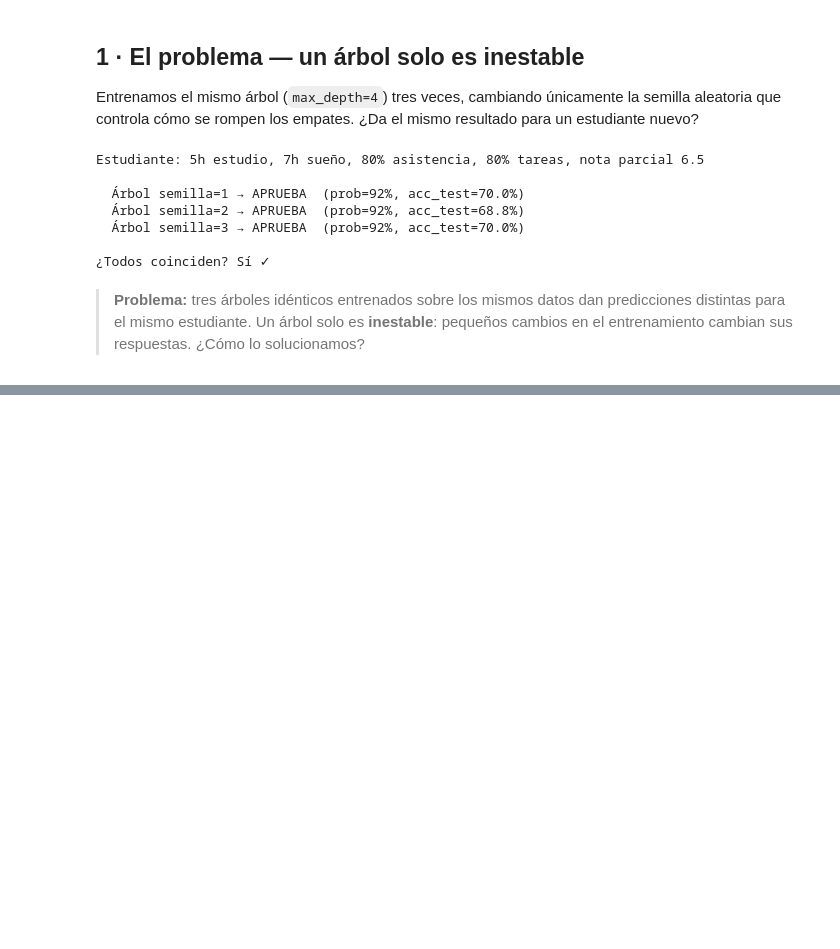
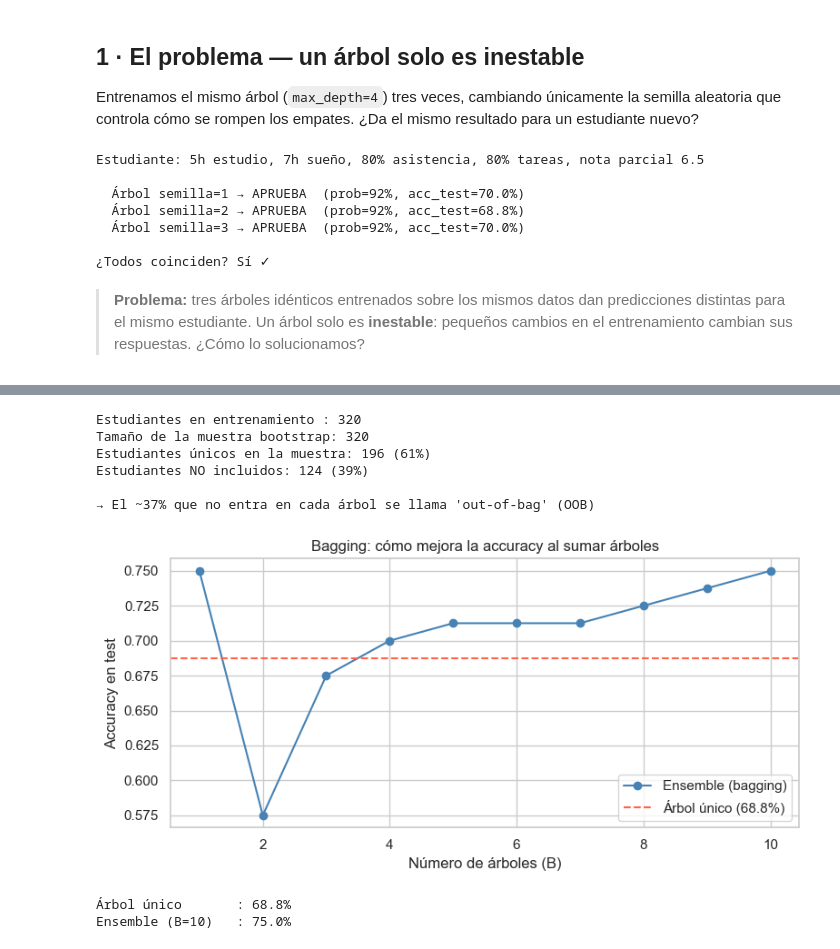
Before and after one commit to angelozdev/practical-statistics-for-data-analysis, a Jupyter notebook: notebooks/25-random-forest.ipynb, the cells around one changed output, grey strips where cells are left out. Cells and saved outputs as stored; diff of their text form; code cells hidden in the pictures; blank space fills up the shorter version.

Commit message:
feat(nb-25): add section 2 - bagging with bootstrap visualization

```diff
--- a/notebooks/25-random-forest.ipynb
+++ b/notebooks/25-random-forest.ipynb
@@ -133,0 +153,55 @@ Estudiante: 5h estudio, 7h sueño, 80% asistencia, 80% tareas, nota parcial 6.5
+# %%
+n_train = len(X_train)
+muestra_bootstrap = rng.integers(0, n_train, size=n_train)
+unicos = len(np.unique(muestra_bootstrap))
+
+print(f"Estudiantes en entrenamiento : {n_train}")
+print(f"Tamaño de la muestra bootstrap: {n_train}")
+print(f"Estudiantes únicos en la muestra: {unicos} ({unicos/n_train:.0%})")
+print(f"Estudiantes NO incluidos: {n_train - unicos} ({(n_train-unicos)/n_train:.0%})")
+print("\n→ El ~37% que no entra en cada árbol se llama 'out-of-bag' (OOB)")
+# %% [output]
+Estudiantes en entrenamiento : 320
+Tamaño de la muestra bootstrap: 320
+Estudiantes únicos en la muestra: 196 (61%)
+Estudiantes NO incluidos: 124 (39%)
+
+→ El ~37% que no entra en cada árbol se llama 'out-of-bag' (OOB)
+# %%
+B = 10
+votos = np.zeros((B, len(X_test)), dtype=int)
+
+for b in range(B):
+    idx = rng.integers(0, len(X_train), size=len(X_train))
+    X_boot, y_boot = X_train[idx], y_train[idx]
+    clf = DecisionTreeClassifier(max_depth=4, random_state=b)
+    clf.fit(X_boot, y_boot)
+    votos[b] = clf.predict(X_test)
+
+# Voto por mayoría acumulativo (1 árbol, 2 árboles, ..., B árboles)
+accs_acumulativas = []
+for k in range(1, B + 1):
+    prediccion_k = (votos[:k].mean(axis=0) >= 0.5).astype(int)
+    accs_acumulativas.append(accuracy_score(y_test, prediccion_k))
+
+# Árbol único para comparar
+clf_unico = DecisionTreeClassifier(max_depth=4, random_state=42)
+clf_unico.fit(X_train, y_train)
+acc_unico = accuracy_score(y_test, clf_unico.predict(X_test))
+
+fig, ax = plt.subplots(figsize=(8, 4))
+ax.plot(range(1, B + 1), accs_acumulativas, marker="o", color="steelblue", label="Ensemble (bagging)")
+ax.axhline(acc_unico, color="tomato", linestyle="--", label=f"Árbol único ({acc_unico:.1%})")
+ax.set_xlabel("Número de árboles (B)")
+ax.set_ylabel("Accuracy en test")
+ax.set_title("Bagging: cómo mejora la accuracy al sumar árboles")
+ax.legend()
+plt.tight_layout()
+plt.show()
+
+print(f"\nÁrbol único       : {acc_unico:.1%}")
+print(f"Ensemble (B={B})   : {accs_acumulativas[-1]:.1%}")
+# %% [output]
+[figure, added]
+Árbol único       : 68.8%
+Ensemble (B=10)   : 75.0%
```
Also changed, not shown: parts of 1 cell of this notebook.
